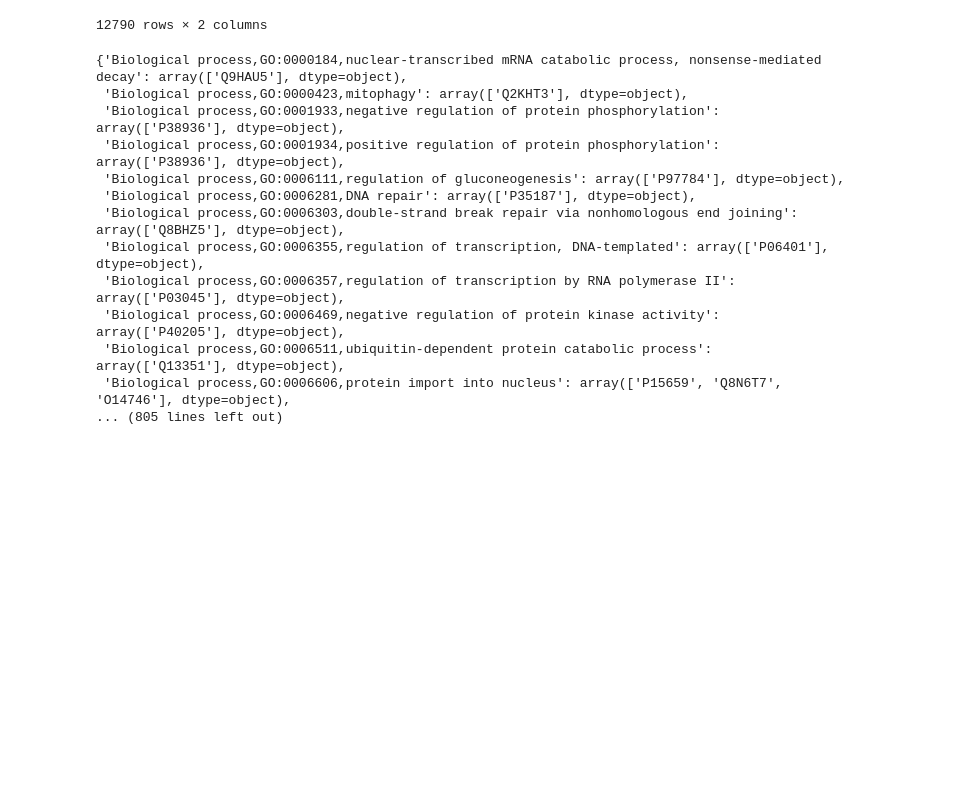
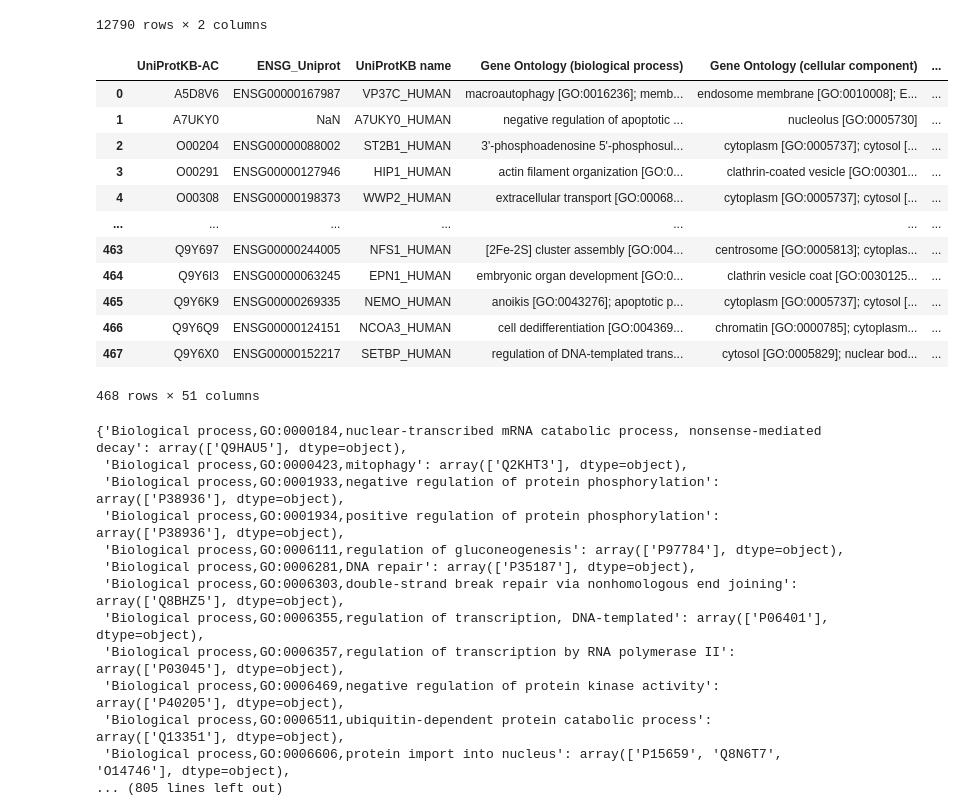
Before and after one commit to MoonDavid/moon, a Jupyter notebook: idp.ipynb, the cells around one changed output. Saved outputs shown, nothing was run; the diff lists cells and outputs as text; code cells hidden in the pictures; blank space fills up the shorter version.

```diff
--- a/idp.ipynb
+++ b/idp.ipynb
@@ -19,3 +19,22 @@ disprot[['acc','ontology']]
 | 12788 | Q9UJY1 | Structural state,IDPO:00076,disorder |
 | 12789 | Q9UJY1 | Structural state,IDPO:00076,disorder |
 12790 rows × 2 columns
+# %%
+import pandas as pd
+df=pd.read_csv('data/moonhuman_mim.csv')
+
+df
+# %% [output]
+|  | UniProtKB-AC | ENSG_Uniprot | UniProtKB name | Gene Ontology (biological process) | Gene Ontology (cellular component) | ... |
+| 0 | A5D8V6 | ENSG00000167987 | VP37C_HUMAN | macroautophagy [GO:0016236]; memb... | endosome membrane [GO:0010008]; E... | ... |
+| 1 | A7UKY0 | NaN | A7UKY0_HUMAN | negative regulation of apoptotic ... | nucleolus [GO:0005730] | ... |
+| 2 | O00204 | ENSG00000088002 | ST2B1_HUMAN | 3'-phosphoadenosine 5'-phosphosul... | cytoplasm [GO:0005737]; cytosol [... | ... |
+| 3 | O00291 | ENSG00000127946 | HIP1_HUMAN | actin filament organization [GO:0... | clathrin-coated vesicle [GO:00301... | ... |
+| 4 | O00308 | ENSG00000198373 | WWP2_HUMAN | extracellular transport [GO:00068... | cytoplasm [GO:0005737]; cytosol [... | ... |
+| ... | ... | ... | ... | ... | ... | ... |
+| 463 | Q9Y697 | ENSG00000244005 | NFS1_HUMAN | [2Fe-2S] cluster assembly [GO:004... | centrosome [GO:0005813]; cytoplas... | ... |
+| 464 | Q9Y6I3 | ENSG00000063245 | EPN1_HUMAN | embryonic organ development [GO:0... | clathrin vesicle coat [GO:0030125... | ... |
+| 465 | Q9Y6K9 | ENSG00000269335 | NEMO_HUMAN | anoikis [GO:0043276]; apoptotic p... | cytoplasm [GO:0005737]; cytosol [... | ... |
+| 466 | Q9Y6Q9 | ENSG00000124151 | NCOA3_HUMAN | cell dedifferentiation [GO:004369... | chromatin [GO:0000785]; cytoplasm... | ... |
+| 467 | Q9Y6X0 | ENSG00000152217 | SETBP_HUMAN | regulation of DNA-templated trans... | cytosol [GO:0005829]; nuclear bod... | ... |
+468 rows × 51 columns
```
Also changed, not shown: parts of 1 cell of this notebook, 9 other files.
